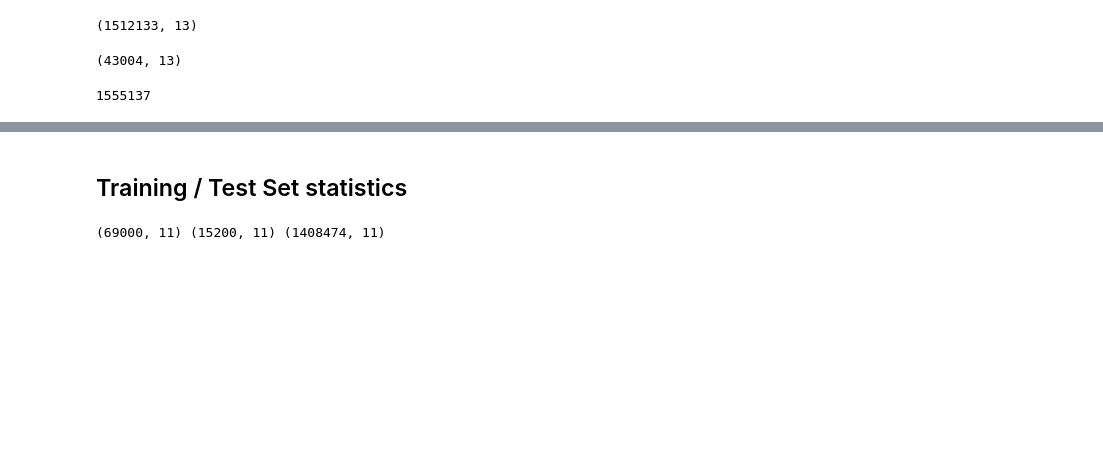
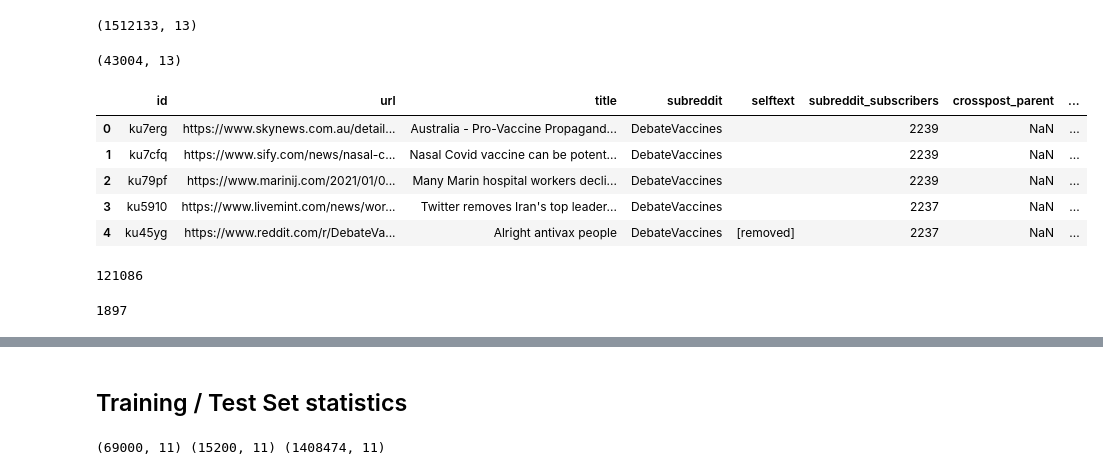
Before and after one commit to jvschlierf/networkthesis, a Jupyter notebook: analysis/initial_analysis.ipynb, the cells around one changed output, grey strips where cells are left out. Saved outputs shown, nothing was run; the diff lists cells and outputs as text; code cells hidden in the pictures; blank space fills up the shorter version.

```diff
--- a/analysis/initial_analysis.ipynb
+++ b/analysis/initial_analysis.ipynb
@@ -54,7 +54,12 @@ df2 = pd.read_pickle('../../Files/Identifying_Subs/test_0613_raw3.pickle')
 df2.shape
 # %% [output]
 (43004, 13)
-# %%
-1512133 + 43004
-# %% [output]
-1555137
+# %%
+df2.head()
+# %% [output]
+|  | id | url | title | subreddit | selftext | subreddit_subscribers | crosspost_parent | ... |
+| 0 | ku7erg | https://www.skynews.com.au/detail... | Australia - Pro-Vaccine Propagand... | DebateVaccines |  | 2239 | NaN | ... |
+| 1 | ku7cfq | https://www.sify.com/news/nasal-c... | Nasal Covid vaccine can be potent... | DebateVaccines |  | 2239 | NaN | ... |
+| 2 | ku79pf | https://www.marinij.com/2021/01/0... | Many Marin hospital workers decli... | DebateVaccines |  | 2239 | NaN | ... |
+| 3 | ku5910 | https://www.livemint.com/news/wor... | Twitter removes Iran's top leader... | DebateVaccines |  | 2237 | NaN | ... |
+| 4 | ku45yg | https://www.reddit.com/r/DebateVa... | Alright antivax people | DebateVaccines | [removed] | 2237 | NaN | ... |
@@ -60,0 +68,8 @@ df2.shape
+# %%
+t2.id.sum()
+# %% [output]
+121086
+# %%
+72 + 89 + 143 +387 +15 + 125 +1005 + 61
+# %% [output]
+1897
```
Also changed, not shown: parts of 7 cells of this notebook, 1 other file.
